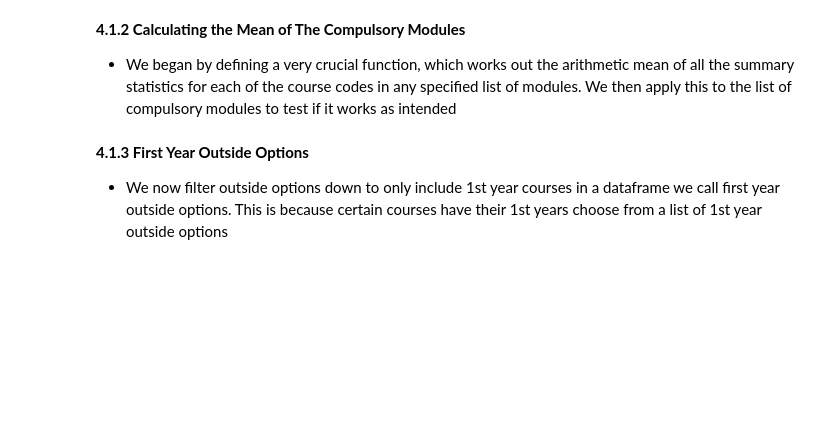
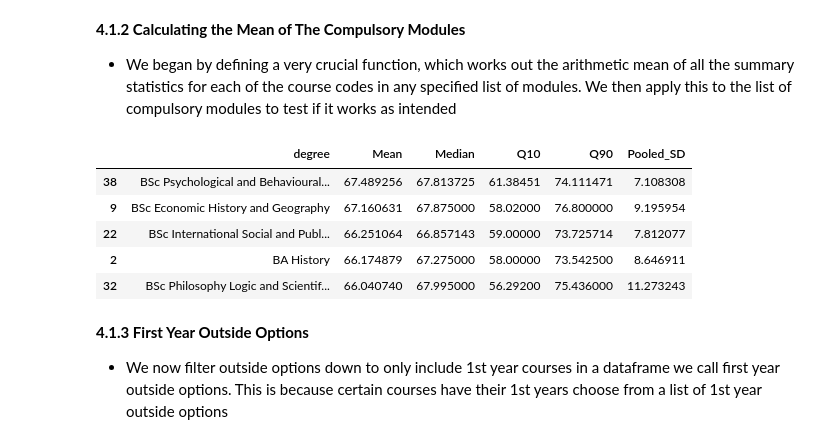
Before and after one commit to MaSe1010/project2, a Jupyter notebook: final_report.ipynb, the cells around one changed output. Drawn from its saved outputs; the diff is of its cells as text; code cells hidden in the pictures; blank space fills up the shorter version.

```diff
--- a/final_report.ipynb
+++ b/final_report.ipynb
@@ -997,30 +1178,36 @@ outside_options_marks[["code",'units_x','department','mean','q10','Median','q90'
 # %%
 def calculate_statistics_for_modules(module_list, summary_df):
     selected_modules = summary_df[summary_df['code'].isin(module_list)]
     weights = selected_modules['units']
     total_weight = weights.sum()
 
     mean_value = (selected_modules['mean'] * weights).sum() / total_weight
     q10_value = (selected_modules['q10'] * weights).sum() / total_weight
     median_value = (selected_modules['Median'] * weights).sum() / total_weight
     q90_value = (selected_modules['q90'] * weights).sum() / total_weight
     pooled_sd_value = (selected_modules['Pooled_SD'] * weights).sum() / total_weight
 
     return mean_value, q10_value, median_value, q90_value, pooled_sd_value
 
-programms_df_clean['modules'] = programms_df_clean['modules_y1'] +programms_df_clean['modules_y2']
-+programms_df_clean['modules_y3']
+programms_df_clean['modules'] = programms_df_clean['modules_y1'] +programms_df_clean['modules_y2'] +programms_df_clean['modules_y3']
 
 programms_df_clean[['Mean', 'Q10', 'Median', 'Q90', 'Pooled_SD']] = programms_df_clean['modules'].apply(
     lambda x: pd.Series(
         calculate_statistics_for_modules(x, summary_df)
         if calculate_statistics_for_modules(x, summary_df) is not None
         else [np.nan, np.nan, np.nan, np.nan, np.nan],
         index=['Mean', 'Q10', 'Median', 'Q90', 'Pooled_SD']
     ))
 
 programms_df_clean = programms_df_clean.sort_values(by='Mean', ascending=False)
 programms_df_clean[["degree","Mean","Median","Q10","Q90","Pooled_SD"]].head()
+# %% [output]
+|  | degree | Mean | Median | Q10 | Q90 | Pooled_SD |
+| 38 | BSc Psychological and Behavioural... | 67.489256 | 67.813725 | 61.38451 | 74.111471 | 7.108308 |
+| 9 | BSc Economic History and Geography | 67.160631 | 67.875000 | 58.02000 | 76.800000 | 9.195954 |
+| 22 | BSc International Social and Publ... | 66.251064 | 66.857143 | 59.00000 | 73.725714 | 7.812077 |
+| 2 | BA History | 66.174879 | 67.275000 | 58.00000 | 73.542500 | 8.646911 |
+| 32 | BSc Philosophy Logic and Scientif... | 66.040740 | 67.995000 | 56.29200 | 75.436000 | 11.273243 |
 # %% [markdown]
 **4.1.3 First Year Outside Options**
 * We now filter outside options down to only include 1st year courses in a dataframe we call first year outside options. This is because certain courses have their 1st years choose from a list of 1st year outside options
```
Also changed, not shown: parts of 59 cells of this notebook, 2 other files.
